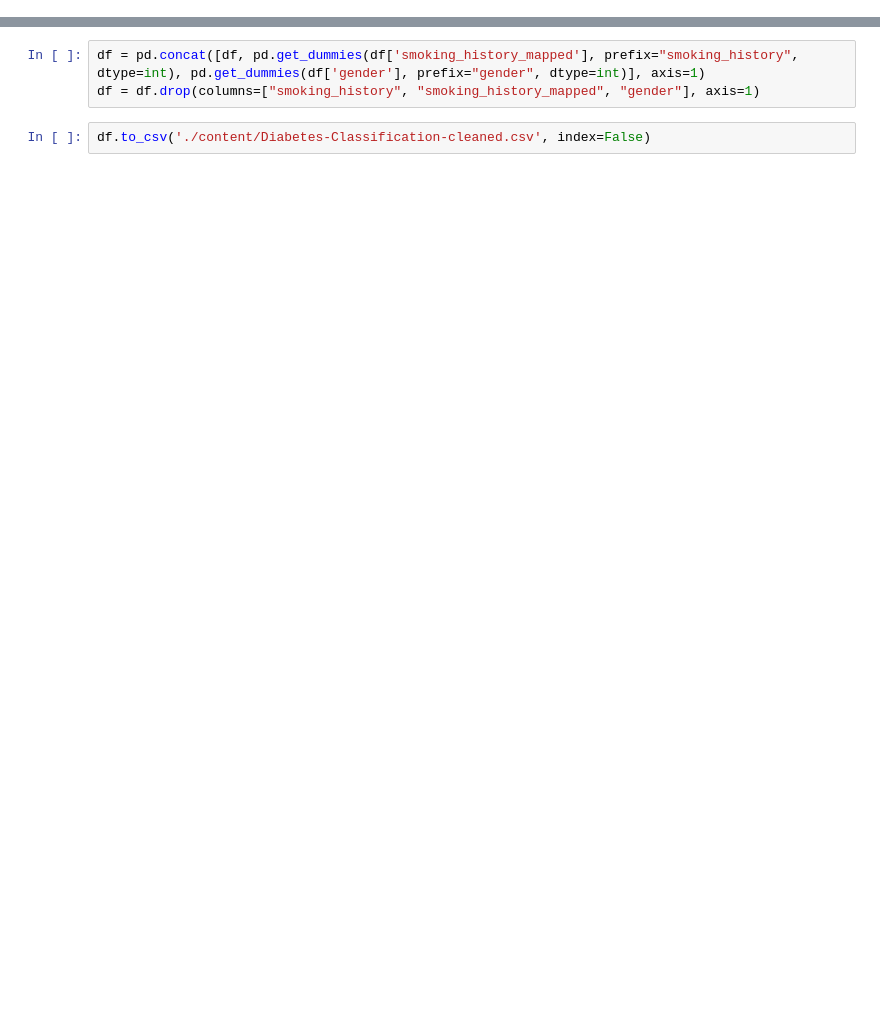
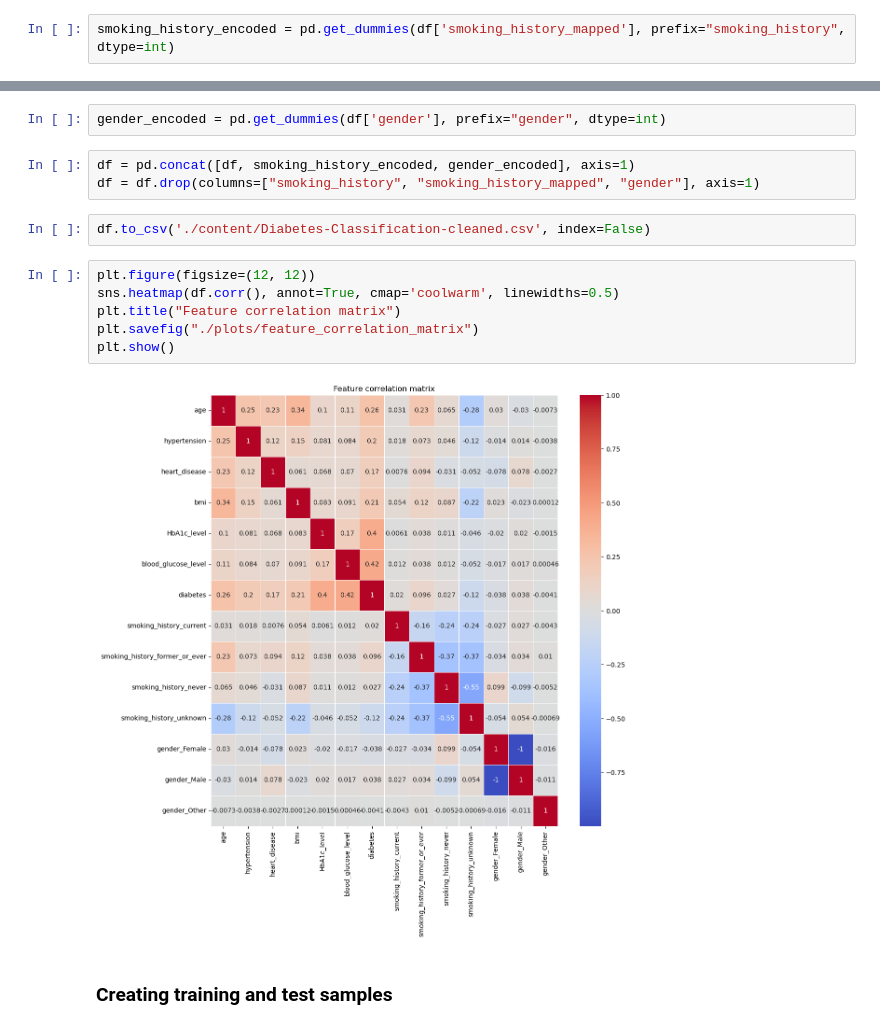
Before and after one commit to im-AnirudhBetrabet/Diabetes-Prediction, a Jupyter notebook: Diabetes-Classification.ipynb, the cells around one changed output, grey strips where cells are left out. Saved outputs shown, nothing was run; the diff lists cells and outputs as text; blank space fills up the shorter version.

```diff
--- a/Diabetes-Classification.ipynb
+++ b/Diabetes-Classification.ipynb
@@ -252,0 +257,2 @@ print(df[['smoking_history', 'smoking_history_mapped']])
+# %%
+smoking_history_encoded = pd.get_dummies(df['smoking_history_mapped'], prefix="smoking_history", dtype=int)
@@ -253,5 +261,17 @@ print(df[['smoking_history', 'smoking_history_mapped']])
+# %%
+gender_encoded = pd.get_dummies(df['gender'], prefix="gender", dtype=int)
 # %%
-df = pd.concat([df, pd.get_dummies(df['smoking_history_mapped'], prefix="smoking_history", dtype=int), pd.get_dummies(df['gender'], prefix="gender", dtype=int)], axis=1)
+df = pd.concat([df, smoking_history_encoded, gender_encoded], axis=1)
 df = df.drop(columns=["smoking_history", "smoking_history_mapped", "gender"], axis=1)
 # %%
 df.to_csv('./content/Diabetes-Classification-cleaned.csv', index=False)
+# %%
+plt.figure(figsize=(12, 12))
+sns.heatmap(df.corr(), annot=True, cmap='coolwarm', linewidths=0.5)
+plt.title("Feature correlation matrix")
+plt.savefig("./plots/feature_correlation_matrix")
+plt.show()
+# %% [output]
+[figure, added]
+# %% [markdown]
+### Creating training and test samples
```
Also changed, not shown: parts of 34 cells of this notebook, 2 other files.
